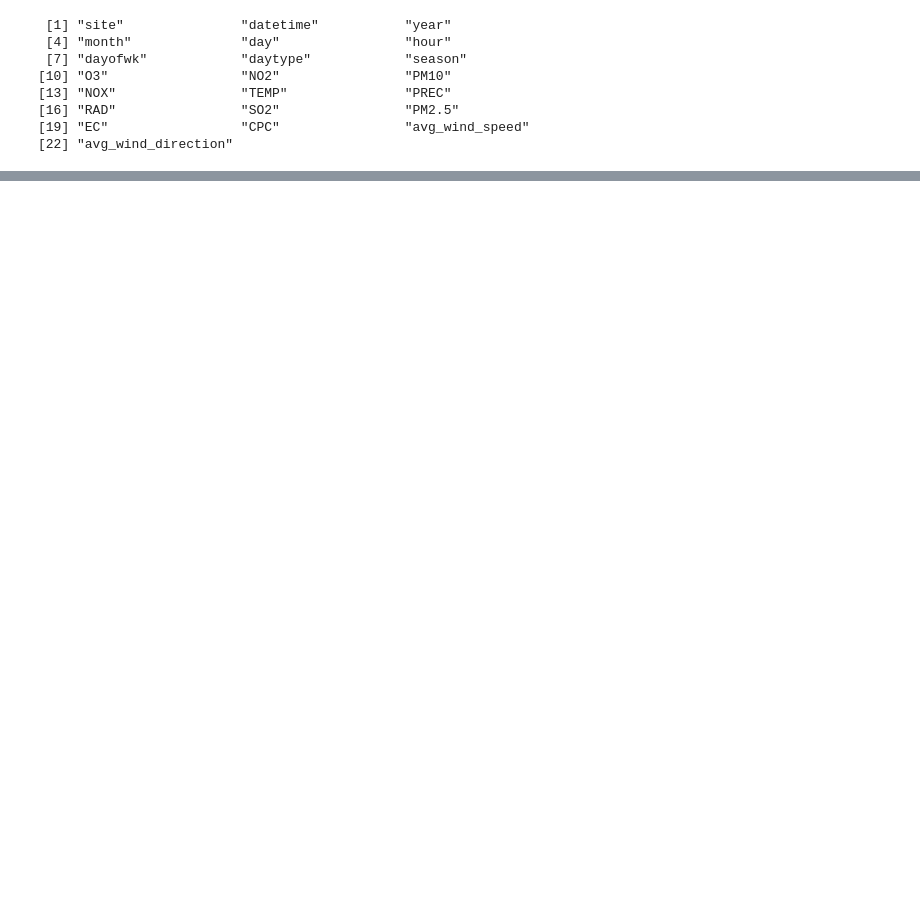
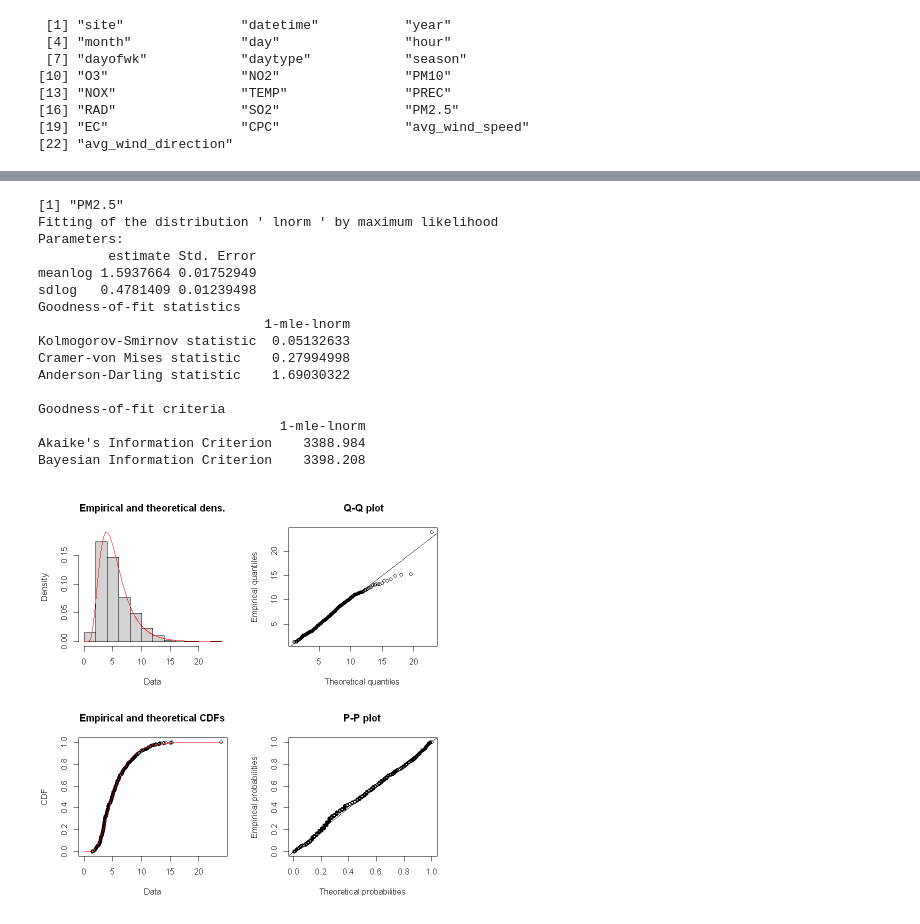
Before and after one commit to matheogodenzi/Air_pollution, a Jupyter notebook: Statistical_distributions.ipynb, the cells around one changed output, grey strips where cells are left out. Drawn from its saved outputs; the diff is of its cells as text; code cells hidden in the pictures; blank space fills up the shorter version.

```diff
--- a/Statistical_distributions.ipynb
+++ b/Statistical_distributions.ipynb
@@ -99,0 +222,32 @@ nickname       One Push-Up
+# %%
+variables_BAS <- c('PM2.5')
+for (var in variables_BAS) {
+    concvec <- lf %>%
+      filter(site=="BAS" & month==7 & variable==var) %>%
+      {c(na.omit(.[["value"]]))}
+    fit <- fitdist(concvec, "lnorm")
+
+    print(var)
+    print(fit)
+    print(gofstat(fit))
+    (pval.h <- gofstat(fit)[["chisqpvalue"]])
+    plot(fit)
+    }
+# %% [output]
+[1] "PM2.5"
+Fitting of the distribution ' lnorm ' by maximum likelihood
+Parameters:
+         estimate Std. Error
+meanlog 1.5937664 0.01752949
+sdlog   0.4781409 0.01239498
+Goodness-of-fit statistics
+                             1-mle-lnorm
+Kolmogorov-Smirnov statistic  0.05132633
+Cramer-von Mises statistic    0.27994998
+Anderson-Darling statistic    1.69030322
+
+Goodness-of-fit criteria
+                               1-mle-lnorm
+Akaike's Information Criterion    3388.984
+Bayesian Information Criterion    3398.208
+[figure, added]
```
Also changed, not shown: parts of 11 cells of this notebook, 4 other files.
